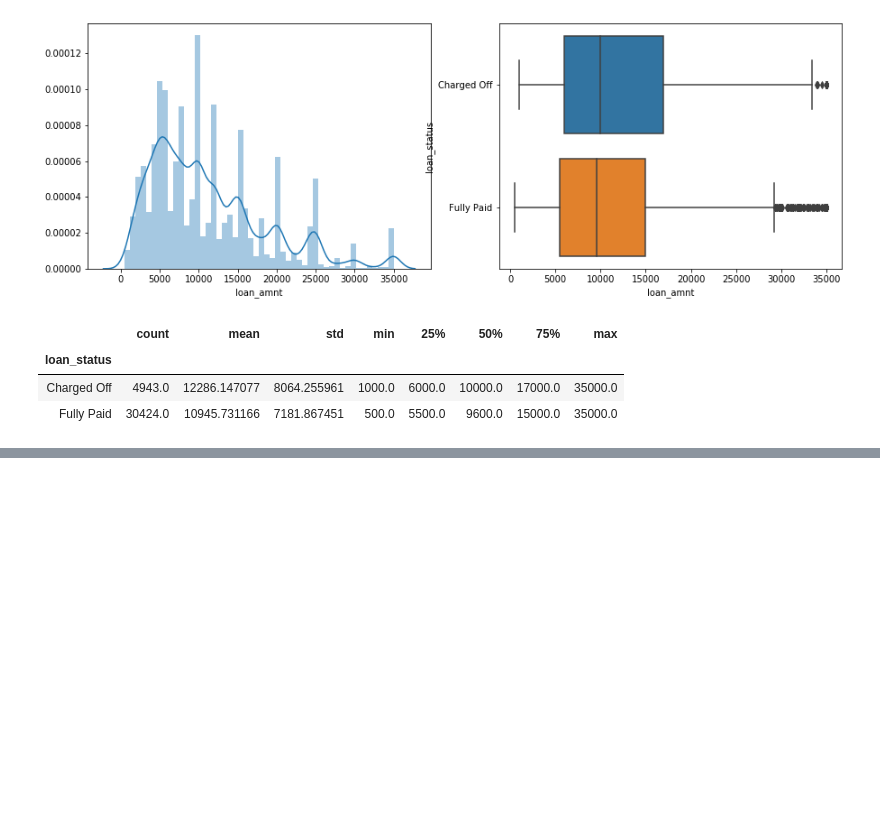
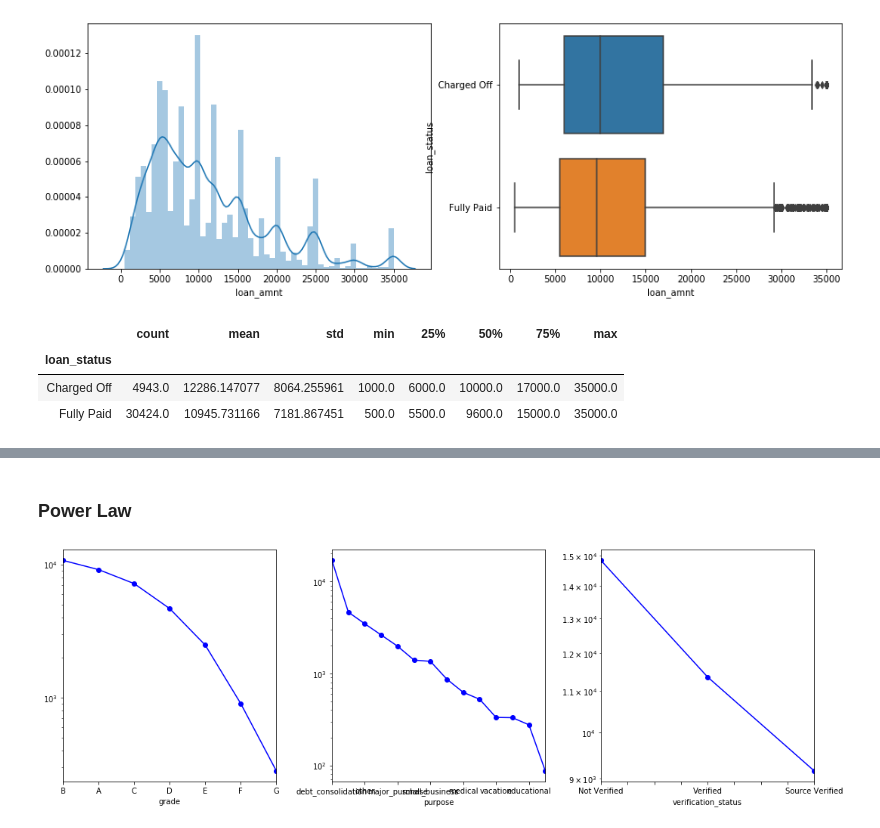
Before and after one commit to sinhaDroid/LendingClubData, a Jupyter notebook: Lending Club Case.ipynb, the cells around one changed output, grey strips where cells are left out. Drawn from its saved outputs; the diff is of its cells as text; code cells hidden in the pictures; blank space fills up the shorter version.

```diff
--- a/Lending Club Case.ipynb
+++ b/Lending Club Case.ipynb
@@ -725,0 +767,14 @@ plotLoanStatus(master_loan, 'loan_amnt_bin')
+# %% [markdown]
+### Power Law
+# %%
+#Let's see if some of these variables follow the famous power law.
+plt.figure(figsize=(15,5))
+plt.subplot(1, 3, 1)
+final_loan.groupby('grade').loan_amnt.count().sort_values(ascending=False).plot(kind='line', logy=True, marker='o', color='b')
+plt.subplot(1, 3, 2)
+final_loan.groupby('purpose').loan_amnt.count().sort_values(ascending=False).plot(kind='line', logy=True, marker='o', color='b')
+plt.subplot(1, 3, 3)
+final_loan.groupby('verification_status').loan_amnt.count().sort_values(ascending=False).plot(kind='line', logy=True, marker='o', color='b')
+plt.tight_layout()
+# %% [output]
+[figure, added]
```
Also changed, not shown: parts of 62 cells of this notebook, 1 other file.
